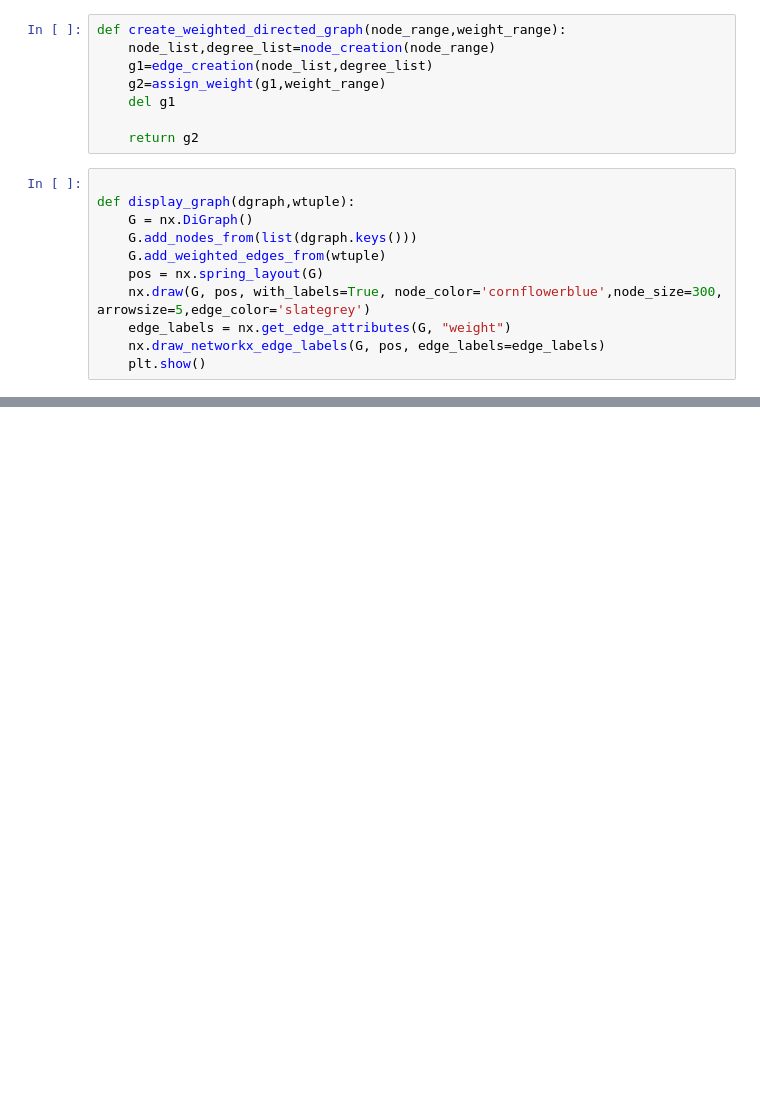
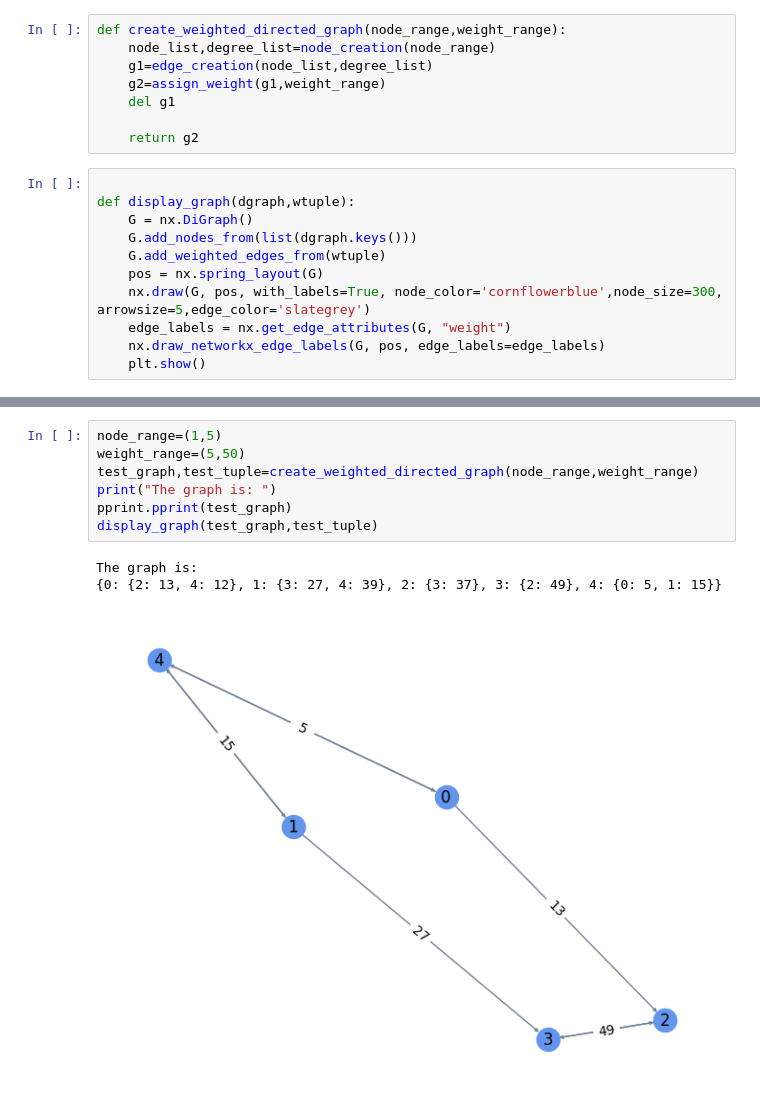
Before and after one commit to sebaannkuruvilla/AutomatedEquivalenceTesting, a Jupyter notebook: Part1_GraphGenerator.ipynb, the cells around one changed output, grey strips where cells are left out. Saved outputs shown, nothing was run; the diff lists cells and outputs as text; blank space fills up the shorter version.

Commit message:
Random Graph Generator Module: Created using Colab

```diff
--- a/Part1_GraphGenerator.ipynb
+++ b/Part1_GraphGenerator.ipynb
@@ -73,0 +78,11 @@ The graph is:
+# %%
+node_range=(1,5)
+weight_range=(5,50)
+test_graph,test_tuple=create_weighted_directed_graph(node_range,weight_range)
+print("The graph is: ")
+pprint.pprint(test_graph)
+display_graph(test_graph,test_tuple)
+# %% [output]
+The graph is:
+{0: {2: 13, 4: 12}, 1: {3: 27, 4: 39}, 2: {3: 37}, 3: {2: 49}, 4: {0: 5, 1: 15}}
+[figure, added]
```
Also changed, not shown: parts of 1 cell of this notebook.
